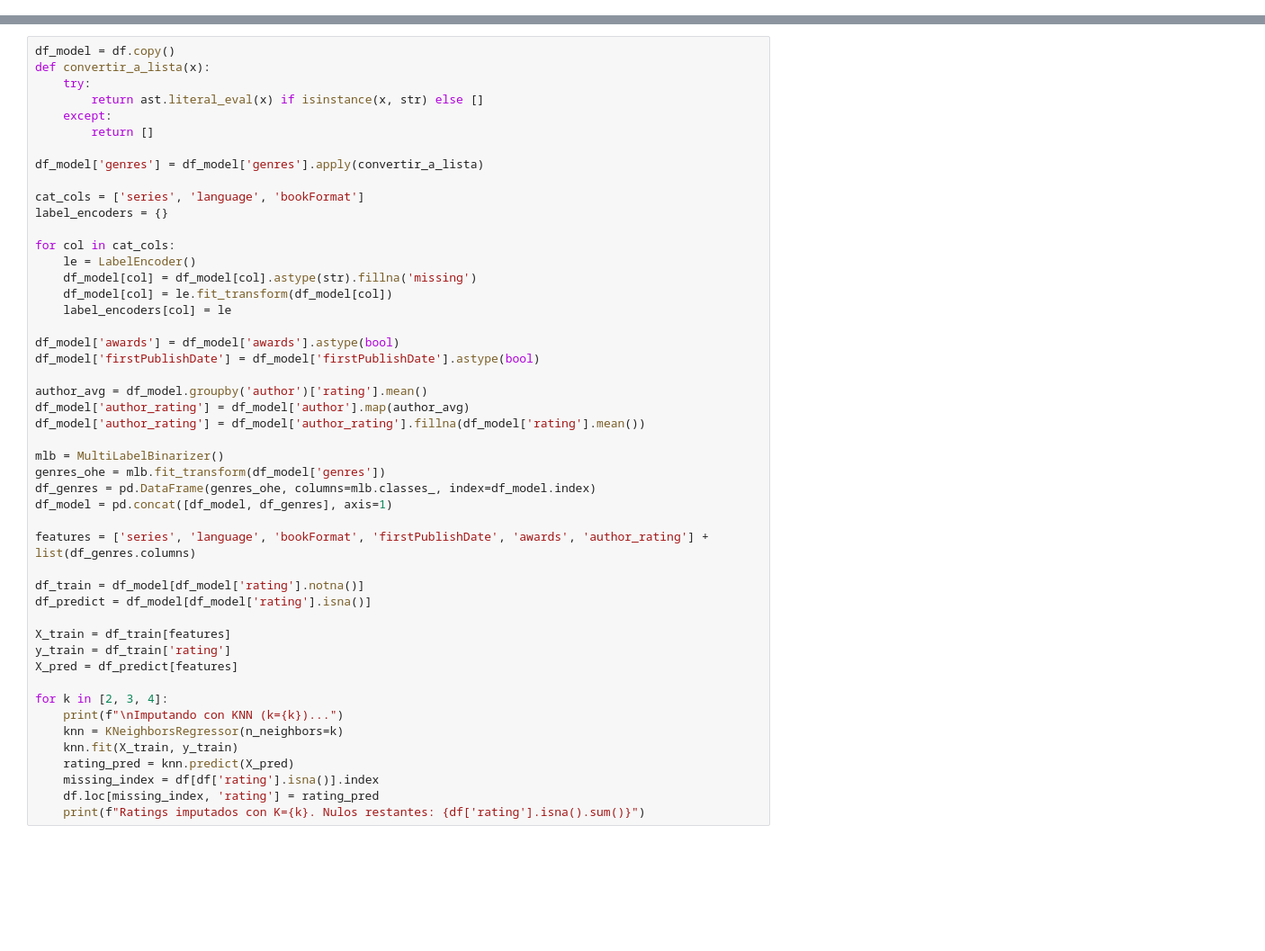
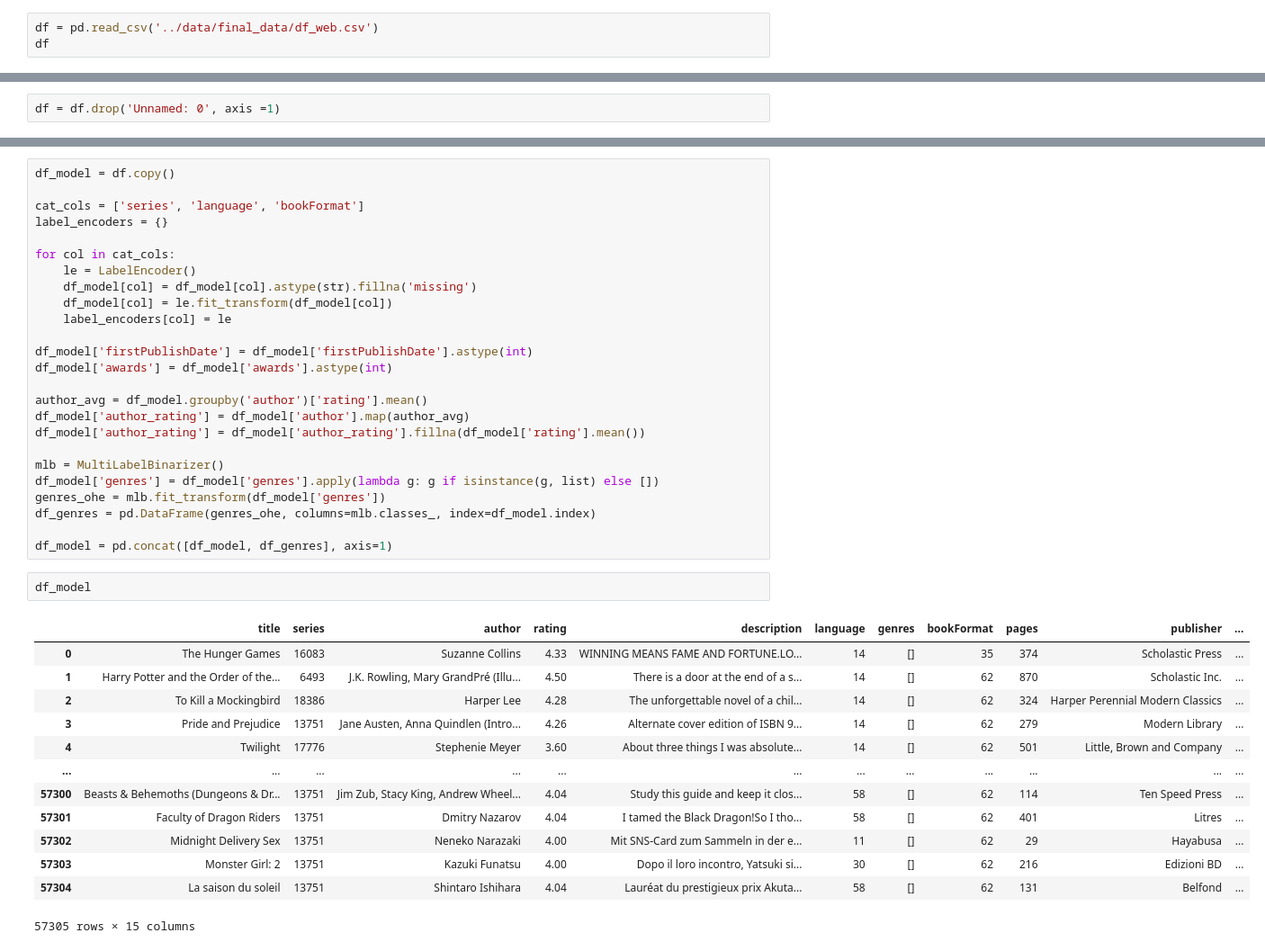
Before and after one commit to 4GeeksAcademy/proyecto_libros, a Jupyter notebook: EDA/eda2.ipynb, the cells around one changed output, grey strips where cells are left out. Shown: that part at 90% size. Cells and saved outputs as stored; diff of their text form; blank space fills up the shorter version.

```diff
--- a/EDA/eda2.ipynb
+++ b/EDA/eda2.ipynb
@@ -0,0 +8,3 @@
+# %%
+df = pd.read_csv('../data/final_data/df_web.csv')
+df
@@ -0,0 +25,2 @@
+# %%
+df = df.drop('Unnamed: 0', axis =1)
@@ -1,12 +52,5 @@
 # %%
 df_model = df.copy()
-def convertir_a_lista(x):
-    try:
-        return ast.literal_eval(x) if isinstance(x, str) else []
-    except:
-        return []
-
-df_model['genres'] = df_model['genres'].apply(convertir_a_lista)
 
 cat_cols = ['series', 'language', 'bookFormat']
 label_encoders = {}
@@ -17,32 +61,32 @@ for col in cat_cols:
     df_model[col] = le.fit_transform(df_model[col])
     label_encoders[col] = le
 
-df_model['awards'] = df_model['awards'].astype(bool)
-df_model['firstPublishDate'] = df_model['firstPublishDate'].astype(bool)
+df_model['firstPublishDate'] = df_model['firstPublishDate'].astype(int)
+df_model['awards'] = df_model['awards'].astype(int)
 
 author_avg = df_model.groupby('author')['rating'].mean()
 df_model['author_rating'] = df_model['author'].map(author_avg)
 df_model['author_rating'] = df_model['author_rating'].fillna(df_model['rating'].mean())
 
 mlb = MultiLabelBinarizer()
+df_model['genres'] = df_model['genres'].apply(lambda g: g if isinstance(g, list) else [])
 genres_ohe = mlb.fit_transform(df_model['genres'])
 df_genres = pd.DataFrame(genres_ohe, columns=mlb.classes_, index=df_model.index)
+
 df_model = pd.concat([df_model, df_genres], axis=1)
-
-features = ['series', 'language', 'bookFormat', 'firstPublishDate', 'awards', 'author_rating'] + list(df_genres.columns)
-
-df_train = df_model[df_model['rating'].notna()]
-df_predict = df_model[df_model['rating'].isna()]
-
-X_train = df_train[features]
-y_train = df_train['rating']
-X_pred = df_predict[features]
-
-for k in [2, 3, 4]:
-    print(f"\nImputando con KNN (k={k})...")
-    knn = KNeighborsRegressor(n_neighbors=k)
-    knn.fit(X_train, y_train)
-    rating_pred = knn.predict(X_pred)
-    missing_index = df[df['rating'].isna()].index
-    df.loc[missing_index, 'rating'] = rating_pred
-    print(f"Ratings imputados con K={k}. Nulos restantes: {df['rating'].isna().sum()}")
+# %%
+df_model
+# %% [output]
+|  | title | series | author | rating | description | language | genres | bookFormat | pages | publisher | ... |
+| 0 | The Hunger Games | 16083 | Suzanne Collins | 4.33 | WINNING MEANS FAME AND FORTUNE.LO... | 14 | [] | 35 | 374 | Scholastic Press | ... |
+| 1 | Harry Potter and the Order of the... | 6493 | J.K. Rowling, Mary GrandPré (Illu... | 4.50 | There is a door at the end of a s... | 14 | [] | 62 | 870 | Scholastic Inc. | ... |
+| 2 | To Kill a Mockingbird | 18386 | Harper Lee | 4.28 | The unforgettable novel of a chil... | 14 | [] | 62 | 324 | Harper Perennial Modern Classics | ... |
+| 3 | Pride and Prejudice | 13751 | Jane Austen, Anna Quindlen (Intro... | 4.26 | Alternate cover edition of ISBN 9... | 14 | [] | 62 | 279 | Modern Library | ... |
+| 4 | Twilight | 17776 | Stephenie Meyer | 3.60 | About three things I was absolute... | 14 | [] | 62 | 501 | Little, Brown and Company | ... |
+| ... | ... | ... | ... | ... | ... | ... | ... | ... | ... | ... | ... |
+| 57300 | Beasts & Behemoths (Dungeons & Dr... | 13751 | Jim Zub, Stacy King, Andrew Wheel... | 4.04 | Study this guide and keep it clos... | 58 | [] | 62 | 114 | Ten Speed Press | ... |
+| 57301 | Faculty of Dragon Riders | 13751 | Dmitry Nazarov | 4.04 | I tamed the Black Dragon!So I tho... | 58 | [] | 62 | 401 | Litres | ... |
+| 57302 | Midnight Delivery Sex | 13751 | Neneko Narazaki | 4.00 | Mit SNS-Card zum Sammeln in der e... | 11 | [] | 62 | 29 | Hayabusa | ... |
+| 57303 | Monster Girl: 2 | 13751 | Kazuki Funatsu | 4.00 | Dopo il loro incontro, Yatsuki si... | 30 | [] | 62 | 216 | Edizioni BD | ... |
+| 57304 | La saison du soleil | 13751 | Shintaro Ishihara | 4.04 | Lauréat du prestigieux prix Akuta... | 58 | [] | 62 | 131 | Belfond | ... |
+57305 rows × 15 columns
```
Also changed, not shown: parts of 6 cells of this notebook, 3 other files.
